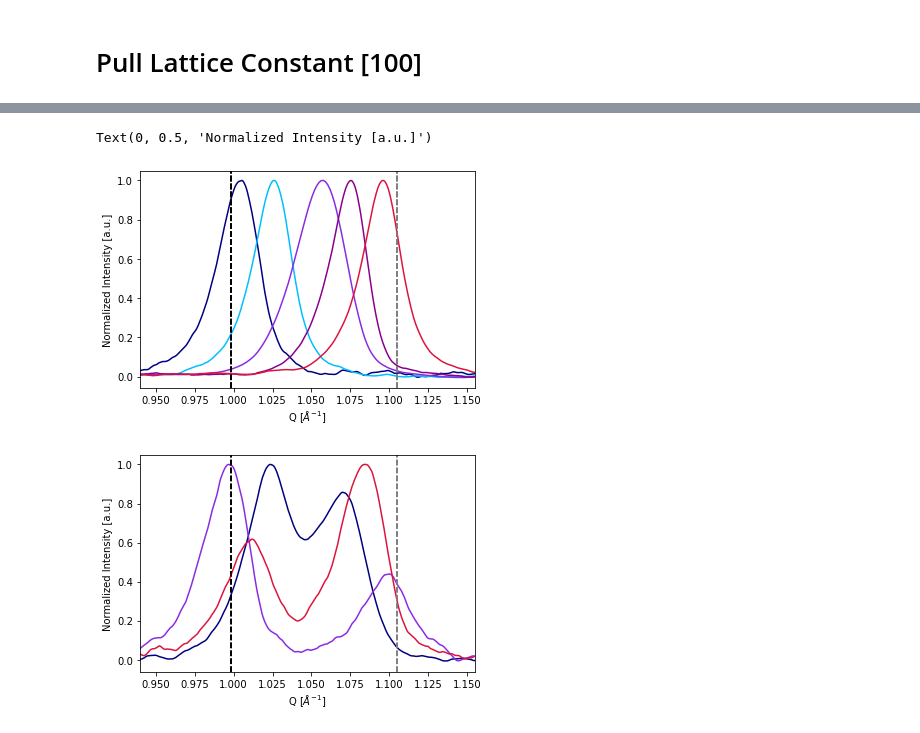
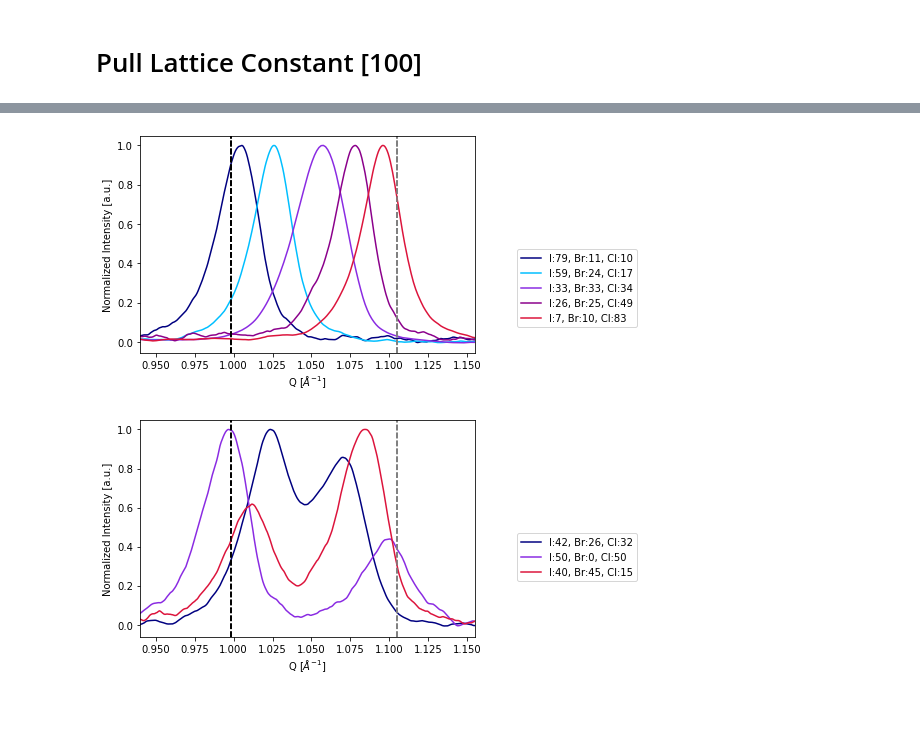
Before and after one commit to belisleb/perovskite-solar, a Jupyter notebook: XRD analysis.ipynb, the cells around one changed output, grey strips where cells are left out. Saved outputs shown, nothing was run; the diff lists cells and outputs as text; code cells hidden in the pictures.

Commit message:
Recent work troubleshooting XRD data

```diff
--- a/XRD analysis.ipynb
+++ b/XRD analysis.ipynb
@@ -248,7 +248,7 @@ print(all_files)
 # %%
 # Import Chemistry Information
 
-chems = pd.read_csv('XRD_data/ML_compositions.csv',skipfooter=5)
+chems = pd.read_csv('XRD_data/ML_import.csv',skipfooter=5)
 print(chems)
 # %% [output]
     Chemistry    Cl     I    Br  Predicted Lattice      [100]      [110]  \
@@ -334,7 +358,7 @@ for i in range(0,len(test)):
 fig2, ax2 = plt.subplots(figsize=(8,6))
 shift = 100
 
-i = 15
+i = 6
 sample0 = xrd_focus1(all_files[i],limit1,limit2)
 print(chems.iloc[i])
 
@@ -371,8 +392,8 @@ Text(0, 0.5, 'Intensity [a.u.]')
 fig1, ax1 = plt.subplots(figsize=(3,9))
 
 shift = .75
-limit1 = 13
-limit2 = 16
+limit1 = 26
+limit2 = 32
 
 for i in range(0,len(all_files)):
     current = xrd_focus_q(all_files[i],limit1,limit2)
@@ -390,13 +411,15 @@ fig3, ax3 = plt.subplots(figsize=(8,6))
 fig4, ax4 = plt.subplots(figsize=(8,6))
 lattice1 = []
 lattice2 = []
+fwhm = []
+delta = []
 
 for i in range(0,len(all_files)):
 
 
     #   Set limits in two theta
-    limit1 = 13
-    limit2 = 17
+    limit1 = 13.25
+    limit2 = 16.5
 
 
     sample = xrd_focus1(all_files[i],limit1,limit2)
@@ -411,6 +434,9 @@ for i in range(0,len(all_files)):
     lower_limit = [0, 0, limit1, 0]
     popt, pcov = curve_fit(pvoigt, chem_np[:,0],chem_np[:,1],p0=p0, bounds=(lower_limit, upper_limit), maxfev=6000)
     #print(popt)
+    peak = chem_np[find_nearest(chem_np[:,1],np.max(chem_np[:,1])),0]
+    delta.append(np.abs(peak-chems.iloc[i]['[100]']))
+    fwhm.append(popt[-1])
 
     #   Fit to a double pseudovoight
     chem_np = np.array(sample)
@@ -425,14 +451,14 @@ for i in range(0,len(all_files)):
     if np.abs(popt2[2]-popt2[5])<0.5:
         residual = np.sum(np.abs(sample["Intensity"]-pvoigt(sample["2Theta"],*popt)))/np.sum(np.abs(sample["Intensity"]))
         print(i, 'Single Phase', residual, cubic_lattice(popt[2],[1,0,0]))
-        ax3.plot(sample["2Theta"],sample["Intensity"]/np.max(sample["Intensity"]),label = 'Chem' + all_files[i].split('_')[-1].split('.')[0])
+        ax3.plot(sample["2Theta"],sample["Intensity"]/np.max(sample["Intensity"]))
         lattice1.append(cubic_lattice(popt[2],[1,0,0]))
         lattice2.append(0)
 
     else:
         residual = np.sum(np.abs(sample["Intensity"]-double_pvoigt(sample["2Theta"],*popt2)))/np.sum(np.abs(sample["Intensity"]))
         print(i, 'Double Phase',residual, cubic_lattice(popt2[2],[1,0,0]),cubic_lattice(popt2[5],[1,0,0]))
-        ax4.plot(sample["2Theta"],sample["Intensity"]/np.max(sample["Intensity"]),label = 'Chem' + all_files[i].split('_')[-1].split('.')[0])
+        ax4.plot(sample["2Theta"],sample["Intensity"]/np.max(sample["Intensity"]))
         lattice1.append(cubic_lattice(popt2[2],[1,0,0]))
         lattice2.append(cubic_lattice(popt2[5],[1,0,0]))
 
@@ -445,13 +471,11 @@ for i in range(0,len(all_files)):
     ax2.set_xlabel('Two Theta [degrees]')
     ax2.set_ylabel('Intensity [a.u.]')
 
-    ax3.legend()
     ax3.set_xlabel('Two Theta [degrees]')
     ax3.set_ylabel('Normalized Intensity [a.u.]')
-    fig3.savefig("XRD_Data/single.png")
+    #fig3.savefig("XRD_Data/single.png")
 
-    ax4.legend()
     ax4.set_xlabel('Two Theta [degrees]')
     ax4.set_ylabel('Normalized Intensity [a.u.]')
-    fig4.savefig("XRD_Data/double.png")
+    #fig4.savefig("XRD_Data/double.png")
 # %% [output]
@@ -485,39 +643,44 @@ No handles with labels found to put in legend.
 # XRD Figure
 
 fig5, ax5 = plt.subplots(figsize=(6,4))
 fig6, ax6 = plt.subplots(figsize=(6,4))
 single_chemistries = [1, 4, 10, 6, 3]
 double_chemistries = [5,9,11]
-limit1 = 13
+limit1 = 17
 limit2 = 16.5
 colors = ['navy',  'deepskyblue', 'blueviolet', 'darkmagenta', 'crimson']
 colors2 = ['navy',   'blueviolet',  'crimson']
 
 labels_sing = ['I:79, Br:11, Cl:10', 'I:59, Br:24, Cl:17','I:33, Br:33, Cl:34','I:26, Br:25, Cl:49', 'I:7, Br:10, Cl:83' ]
+labels_doub = ['I:42, Br:26, Cl:32', 'I:50, Br:0, Cl:50','I:40, Br:45, Cl:15']
 
 for i in range(0,len(single_chemistries)):
     current = xrd_focus_q(all_files[single_chemistries[i]-1],limit1,limit2)
-    ax5.plot(current["Q"],current["Intensity"]/np.max(current["Intensity"]),color = colors[i])
+    ax5.plot(current["Q"],current["Intensity"]/np.max(current["Intensity"]),color = colors[i], label = labels_sing[i])
     ax5.axvline(0.9985, color = "black",linestyle = 'dashed')
     ax5.axvline(1.1052, color = "grey",linestyle = 'dashed')
 
 ax5.set_xlim([0.94, 1.155])
 ax5.set_xlabel("Q [$\AA^{-1}$]")
 ax5.set_ylabel('Normalized Intensity [a.u.]')
+ax5.legend(loc='upper right', bbox_to_anchor=(1.5, 0.5))
 
 for i in range(0,len(double_chemistries)):
     current = xrd_focus_q(all_files[double_chemistries[i]-1],limit1,limit2)
-    ax6.plot(current["Q"],current["Intensity"]/np.max(current["Intensity"]),color = colors2[i])
+    ax6.plot(current["Q"],current["Intensity"]/np.max(current["Intensity"]),color = colors2[i], label = labels_doub[i])
     ax6.axvline(0.9985, color = "black",linestyle = 'dashed')
     ax6.axvline(1.1052, color = "grey",linestyle = 'dashed')
 
 ax6.set_xlim([0.94, 1.155])
 ax6.set_xlabel("Q [$\AA^{-1}$]")
 ax6.set_ylabel('Normalized Intensity [a.u.]')
+ax6.legend(loc='upper right', bbox_to_anchor=(1.5, 0.5))
+
+fig5.savefig('images/single_phase.png',dpi = 300)
+fig6.savefig('images/double_phase.png', dpi=300)
 # %% [output]
-Text(0, 0.5, 'Normalized Intensity [a.u.]')
-[figure, old version]
+[figure, new version]
-[figure, old version]
+[figure, new version]
 # %%
 # XRD Stress Figure
 # %%
```
Also changed, not shown: parts of 12 cells of this notebook, 35 other files.
